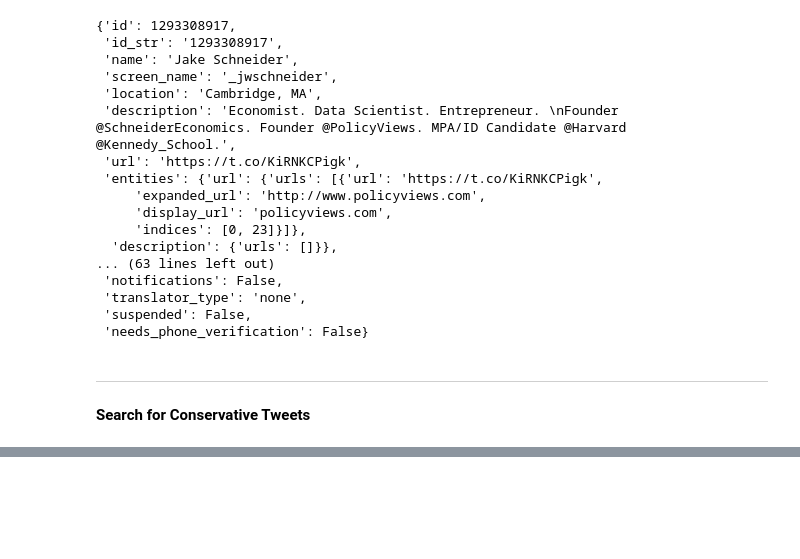
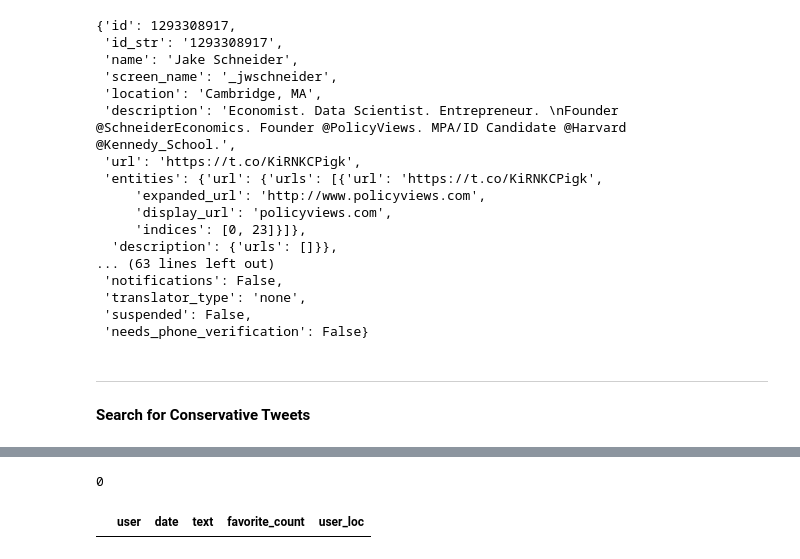
Before and after one commit to jake-w-schneider/CS109a-Group-81-Final-Project, a Jupyter notebook: API/Twitter/Twitter Elections Jake.ipynb, the cells around one changed output, grey strips where cells are left out. Cells and saved outputs as stored; diff of their text form; code cells hidden in the pictures; blank space fills up the shorter version.

```diff
--- a/API/Twitter/Twitter Elections Jake.ipynb
+++ b/API/Twitter/Twitter Elections Jake.ipynb
@@ -55,10 +58,12 @@ twitter.verify_credentials()
 **Search for Conservative Tweets**
 # %%
 # Create query
-query = {'q': 'conservative',
+query = {'q': 'Conservative',
+        #'geocode': '37.0902, -95.7129, 1500mi',
         'result_type': 'popular',
-        'count': 10,
+        'count': 1000,
         'lang': 'en',
+#        'until': "2018-11-06"
         }
 
 print(query)
@@ -69,8 +76,22 @@ twitter.get_application_rate_limit_status()['resources']['search']
 # %%
 # Search tweets
-dict_ = {'user': [], 'date': [], 'text': [], 'favorite_count': []}
+dict_ = {'user': [], 'date': [], 'text': [], 'favorite_count': [], 'user_loc': []}
 for status in twitter.search(**query)['statuses']:
     dict_['user'].append(status['user']['screen_name'])
     dict_['date'].append(status['created_at'])
     dict_['text'].append(status['text'])
     dict_['favorite_count'].append(status['favorite_count'])
+    dict_['user_loc'].append(status['user']['location'])
+
+
+
+print(len(dict_["user"]))
+# %% [output]
+0
+# %%
+# Structure data in a pandas DataFrame for easier manipulation
+df = pd.DataFrame(dict_)
+df.sort_values(by='favorite_count', inplace=True, ascending=False)
+df.head(100)
+# %% [output]
+|  | user | date | text | favorite_count | user_loc |
```
Also changed, not shown: parts of 8 cells of this notebook, 4 other files.
